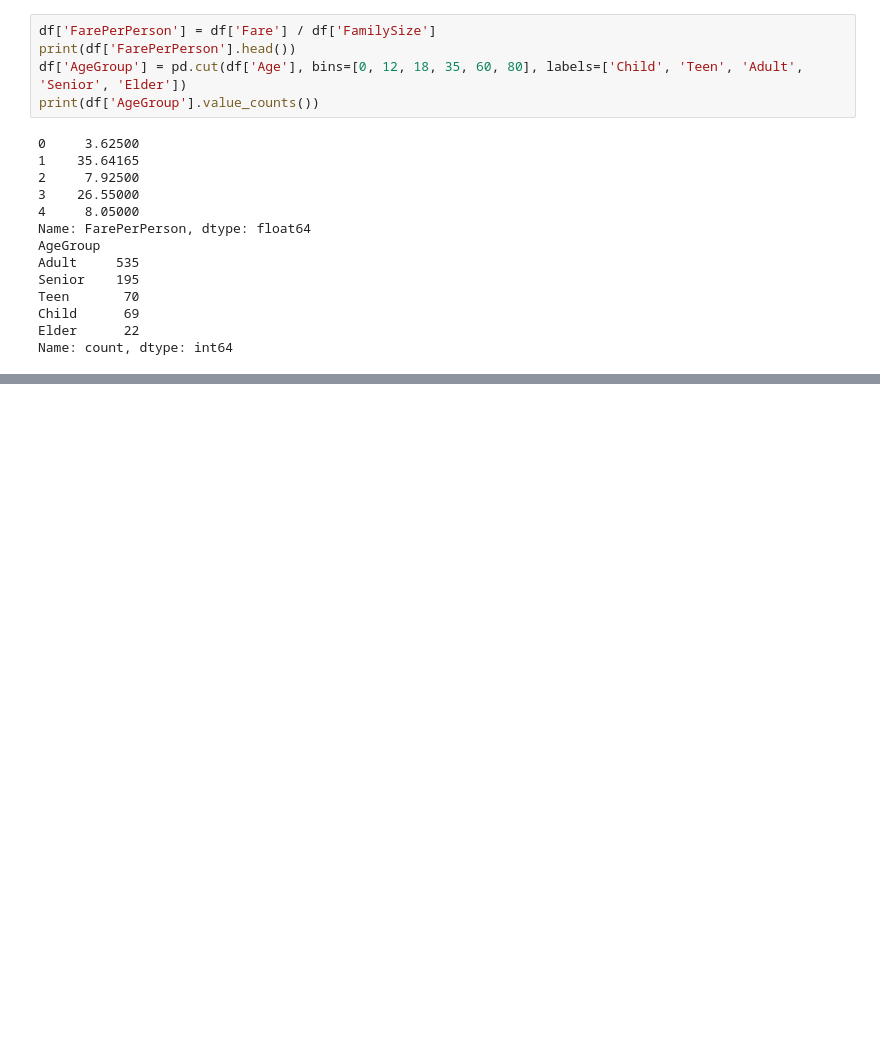
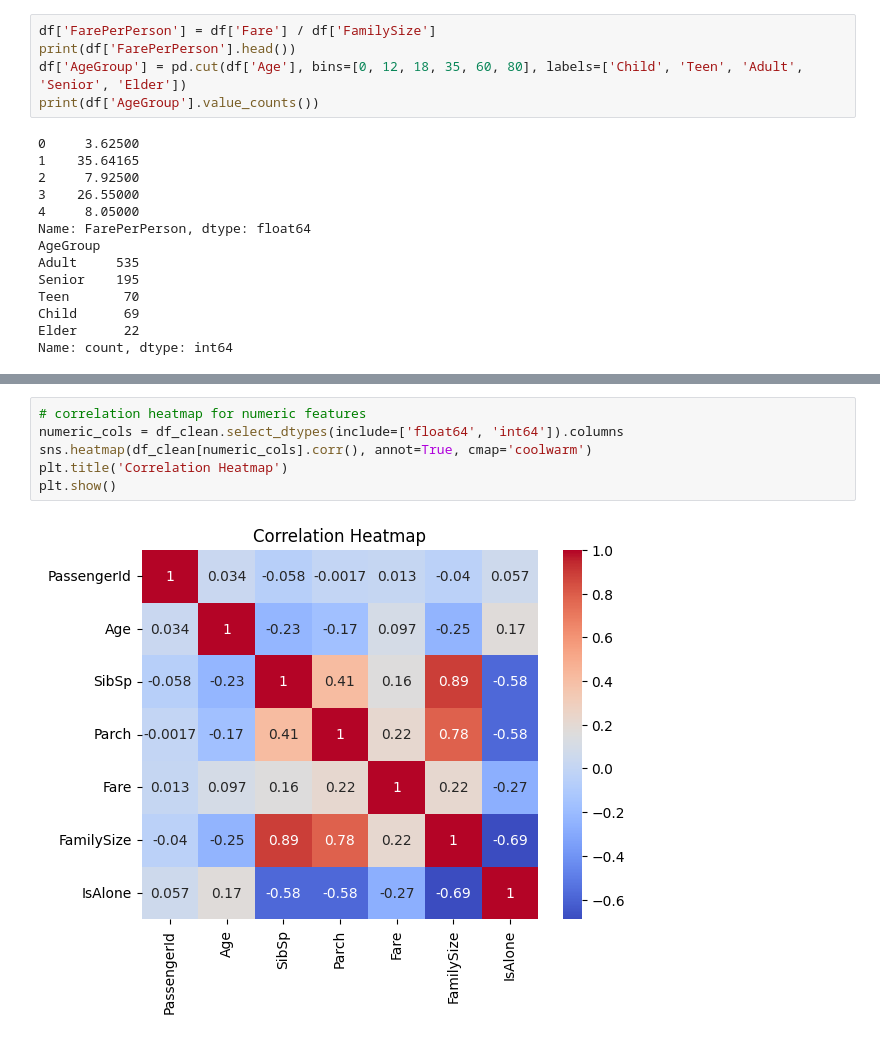
Before and after one commit to Logadheep/LevelUp, a Jupyter notebook: day02_data_cleaning.ipynb, the cells around one changed output, grey strips where cells are left out. Cells and saved outputs as stored; diff of their text form; blank space fills up the shorter version.

```diff
--- a/day02_data_cleaning.ipynb
+++ b/day02_data_cleaning.ipynb
@@ -244,0 +284,8 @@ dtype: int64
+# %%
+# correlation heatmap for numeric features
+numeric_cols = df_clean.select_dtypes(include=['float64', 'int64']).columns
+sns.heatmap(df_clean[numeric_cols].corr(), annot=True, cmap='coolwarm')
+plt.title('Correlation Heatmap')
+plt.show()
+# %% [output]
+[figure, added]
```
Also changed, not shown: parts of 10 cells of this notebook, 1 other file.
